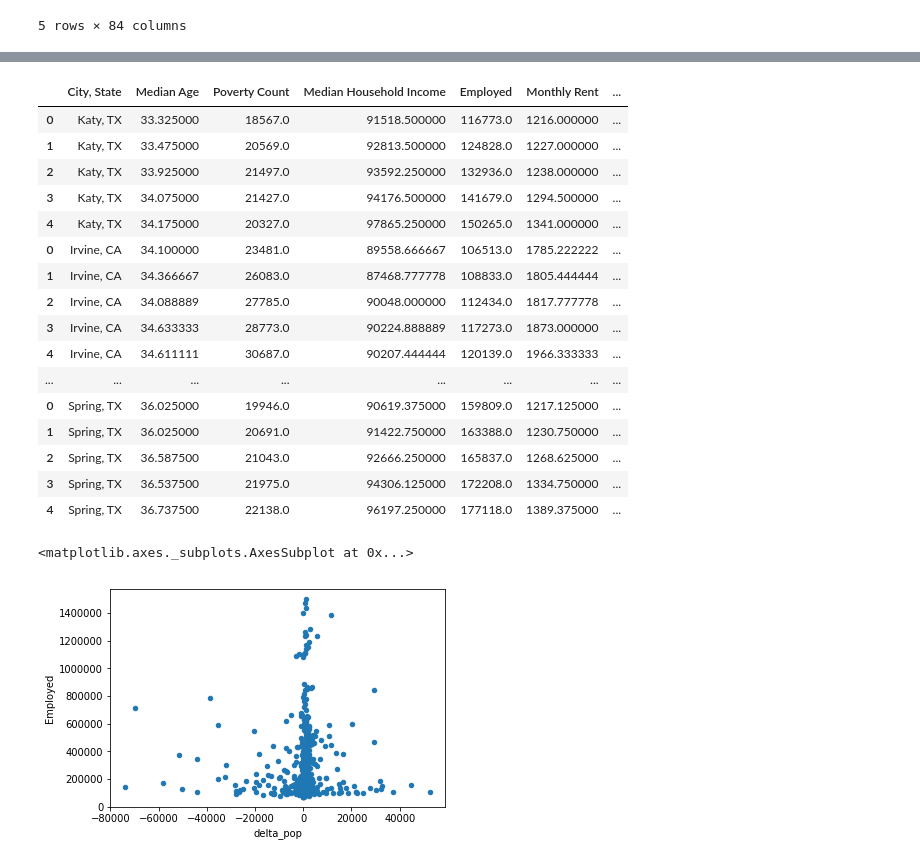
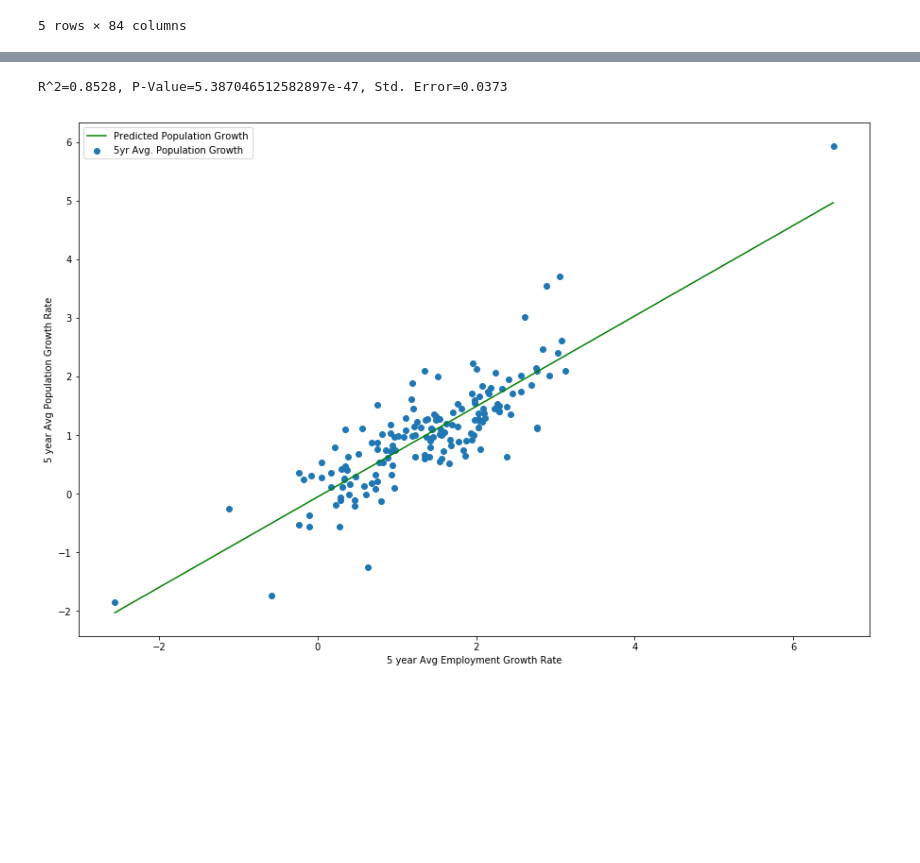
Before and after one commit to paulinatharail/Project_1_Fastest_Growing_Cities, a Jupyter notebook: Linear_Regression.ipynb, the cells around one changed output, grey strips where cells are left out. Cells and saved outputs as stored; diff of their text form; code cells hidden in the pictures; blank space fills up the shorter version.

Commit message:
Linear Regression

```diff
--- a/Linear_Regression.ipynb
+++ b/Linear_Regression.ipynb
@@ -121,25 +24,38 @@ pop_200_split_df['delta_cost'] = pop_200_split_df['Owner Monthly Costs'].diff()
-# %%
-pop_200_split_df.head(20)
-# %% [output]
-|  | City, State | Median Age | Poverty Count | Median Household Income | Employed | Monthly Rent | ... |
-| 0 | Katy, TX | 33.325000 | 18567.0 | 91518.500000 | 116773.0 | 1216.000000 | ... |
-| 1 | Katy, TX | 33.475000 | 20569.0 | 92813.500000 | 124828.0 | 1227.000000 | ... |
-| 2 | Katy, TX | 33.925000 | 21497.0 | 93592.250000 | 132936.0 | 1238.000000 | ... |
-| 3 | Katy, TX | 34.075000 | 21427.0 | 94176.500000 | 141679.0 | 1294.500000 | ... |
-| 4 | Katy, TX | 34.175000 | 20327.0 | 97865.250000 | 150265.0 | 1341.000000 | ... |
-| 0 | Irvine, CA | 34.100000 | 23481.0 | 89558.666667 | 106513.0 | 1785.222222 | ... |
-| 1 | Irvine, CA | 34.366667 | 26083.0 | 87468.777778 | 108833.0 | 1805.444444 | ... |
-| 2 | Irvine, CA | 34.088889 | 27785.0 | 90048.000000 | 112434.0 | 1817.777778 | ... |
-| 3 | Irvine, CA | 34.633333 | 28773.0 | 90224.888889 | 117273.0 | 1873.000000 | ... |
-| 4 | Irvine, CA | 34.611111 | 30687.0 | 90207.444444 | 120139.0 | 1966.333333 | ... |
-| ... | ... | ... | ... | ... | ... | ... | ... |
-| 0 | Spring, TX | 36.025000 | 19946.0 | 90619.375000 | 159809.0 | 1217.125000 | ... |
-| 1 | Spring, TX | 36.025000 | 20691.0 | 91422.750000 | 163388.0 | 1230.750000 | ... |
-| 2 | Spring, TX | 36.587500 | 21043.0 | 92666.250000 | 165837.0 | 1268.625000 | ... |
-| 3 | Spring, TX | 36.537500 | 21975.0 | 94306.125000 | 172208.0 | 1334.750000 | ... |
-| 4 | Spring, TX | 36.737500 | 22138.0 | 96197.250000 | 177118.0 | 1389.375000 | ... |
-# %%
-pop_200_split_df.plot('delta_pop', 'Employed', kind='scatter')
-# %% [output]
-<matplotlib.axes._subplots.AxesSubplot at 0x...>
-[figure, removed]
+# %%
+# 5-yr Avg Employment growth rate vs 5-yr Avg Population growth rate
+
+#(slope, intercept, rval, pval, stderr) = linregress(pop_200_split_df['Total Population'], pop_200_split_df['Monthly Rent'])
+(slope, intercept, rval, pval, stderr) = linregress(pop_200_df['5-Year Average Employed Growth Rate']
+                                                    , pop_200_df['5-Year Average Population Growth Rate'])
+
+#print(f'Prediction(x) = {slope:0.4f} * x + {intercept:0.4f}')
+
+#pop_200_split_df['P_pop_Rent'] = slope * pop_200_split_df['Total Population'] + intercept
+pop_200_df['P_pop_growth_based_Empl'] = slope * pop_200_df['5-Year Average Employed Growth Rate'] + intercept
+print(f"R^2={round(rval,4)}, P-Value={pval}, Std. Error={round(stderr,4)}")
+
+
+
+plt.figure(figsize=(15,10))
+
+#pop_200_split_df.plot('Total Population', 'P_pop_Rent', kind = 'scatter')
+plt.scatter(pop_200_df['5-Year Average Employed Growth Rate']
+         , pop_200_df['5-Year Average Population Growth Rate']
+         )
+
+plt.plot(pop_200_df['5-Year Average Employed Growth Rate']
+         , pop_200_df['P_pop_growth_based_Empl']
+         , color='green'
+       #, label="Predicted population growth"
+       )
+
+plt.xlabel("5 year Avg Employment Growth Rate")
+plt.ylabel("5 year Avg Population Growth Rate")
+
+plt.legend(['Predicted Population Growth', '5yr Avg. Population Growth'],loc='best')
+
+
+plt.savefig("Images/LinRegress_Empl_Grwth_Vs_Pop_Grwth.png")
+# %% [output]
+R^2=0.8528, P-Value=5.387046512582897e-47, Std. Error=0.0373
+[figure, added]
```
Also changed, not shown: parts of 10 cells of this notebook, 5 other files.
